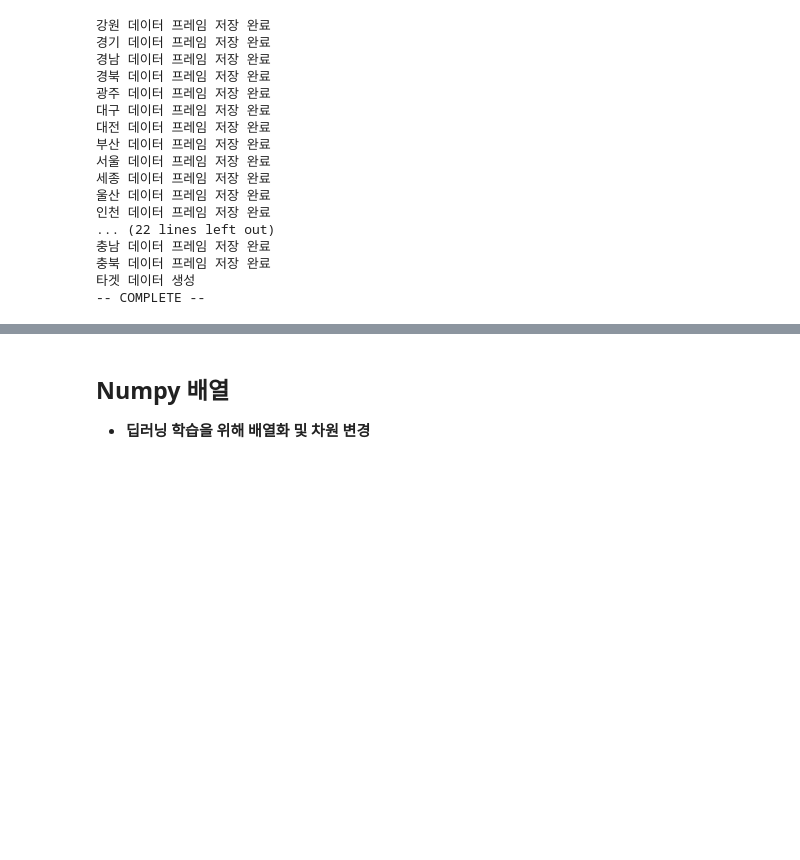
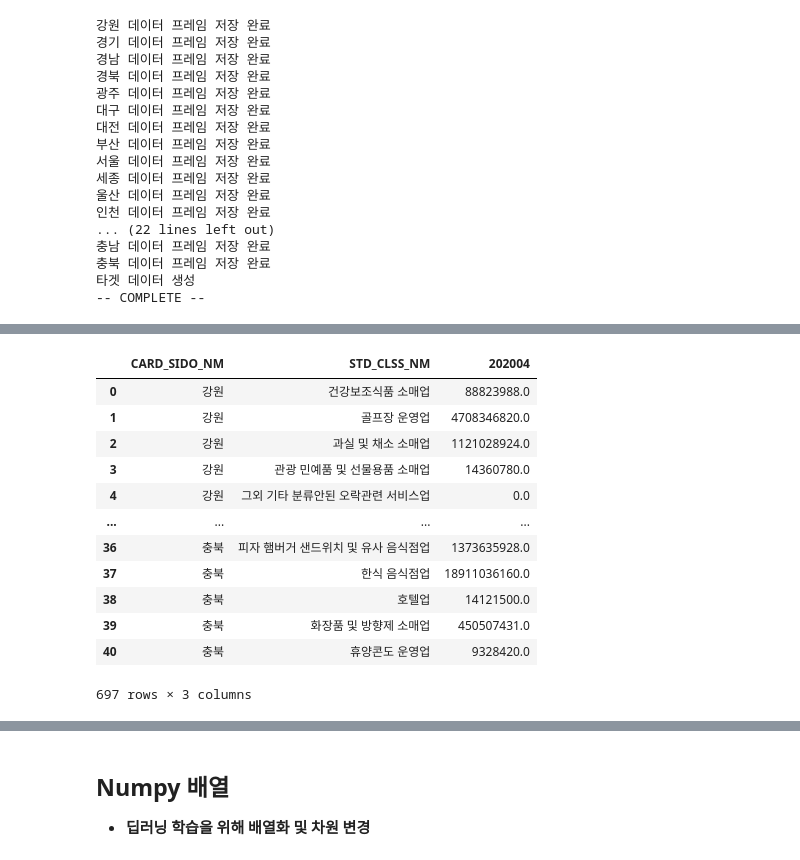
Before and after one commit to lhk063/Winter, a Jupyter notebook: 데이콘/제주 신용카드 빅데이터 경진대회/제주_LSTM.ipynb, the cells around one changed output, grey strips where cells are left out. Cells and saved outputs as stored; diff of their text form; code cells hidden in the pictures; blank space fills up the shorter version.

```diff
--- a/데이콘/제주 신용카드 빅데이터 경진대회/제주_LSTM.ipynb
+++ b/데이콘/제주 신용카드 빅데이터 경진대회/제주_LSTM.ipynb
@@ -150,0 +163,16 @@ April_data = April.copy()
+# %%
+April_data
+# %% [output]
+|  | CARD_SIDO_NM | STD_CLSS_NM | 202004 |
+| 0 | 강원 | 건강보조식품 소매업 | 88823988.0 |
+| 1 | 강원 | 골프장 운영업 | 4708346820.0 |
+| 2 | 강원 | 과실 및 채소 소매업 | 1121028924.0 |
+| 3 | 강원 | 관광 민예품 및 선물용품 소매업 | 14360780.0 |
+| 4 | 강원 | 그외 기타 분류안된 오락관련 서비스업 | 0.0 |
+| ... | ... | ... | ... |
+| 36 | 충북 | 피자 햄버거 샌드위치 및 유사 음식점업 | 1373635928.0 |
+| 37 | 충북 | 한식 음식점업 | 18911036160.0 |
+| 38 | 충북 | 호텔업 | 14121500.0 |
+| 39 | 충북 | 화장품 및 방향제 소매업 | 450507431.0 |
+| 40 | 충북 | 휴양콘도 운영업 | 9328420.0 |
+697 rows × 3 columns
```
Also changed, not shown: parts of 5 cells of this notebook, 2 other files.
